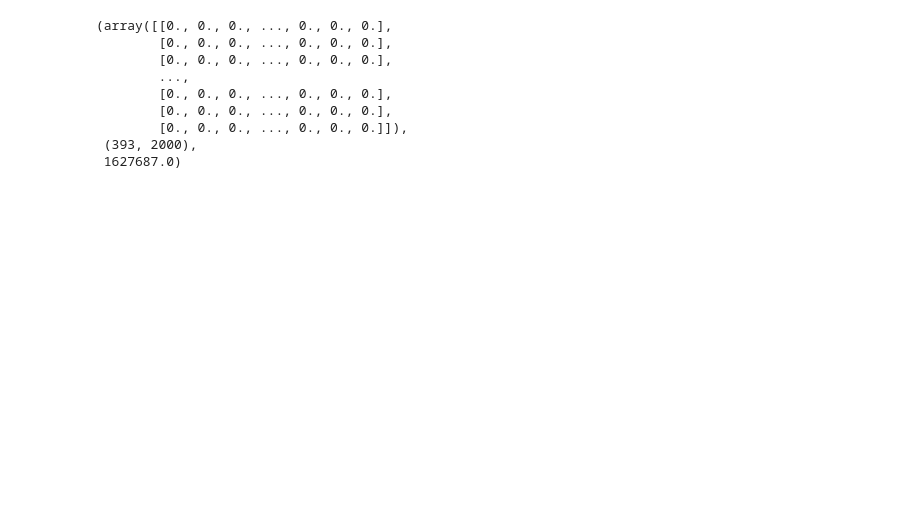
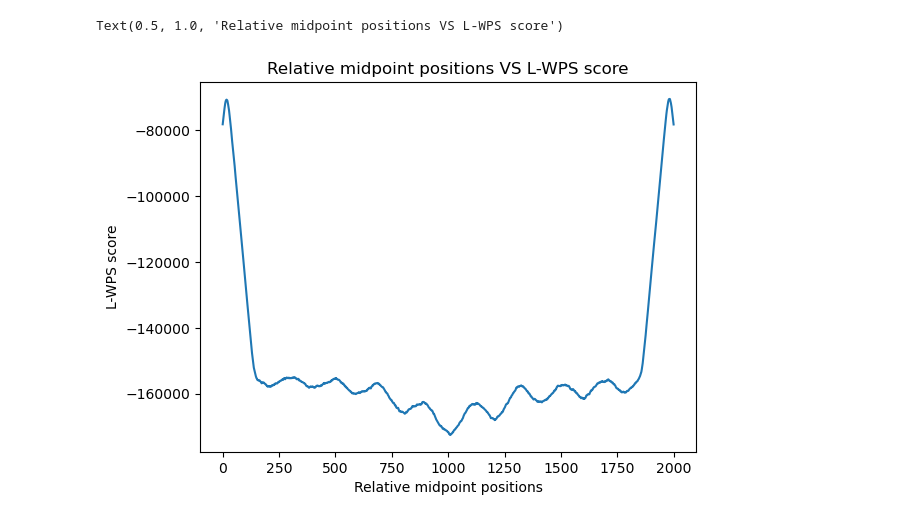
Before and after one commit to markoc1120/cfDNA_project, a Jupyter notebook: scripts/ipynbs/Preprocessing.ipynb, the cells around one changed output. Saved outputs shown, nothing was run; the diff lists cells and outputs as text; code cells hidden in the pictures; blank space fills up the shorter version.

```diff
--- a/scripts/ipynbs/Preprocessing.ipynb
+++ b/scripts/ipynbs/Preprocessing.ipynb
@@ -7,6 +7,7 @@ from collections import deque
 
 
 logger = logging.getLogger(__name__)
+logging.basicConfig(level=logging.DEBUG)
 
 
 # zcat EE87920.hg38.frag.gz | awk -F'\t' '{print $3 - $2}' | sort -nr | head -n 1 -> 262
@@ -41,7 +42,7 @@ def read_dhs_to_memory():
 
             # if there is not enough diff between midpoint (current) and last_midpoint -> overlapping -> continue
             if midpoint - last_midpoint <= MATRIX_COLUMNS:
-                logger.info('skip - overlapping')
+                # logger.info('skip - overlapping')
                 continue
 
             # save midpoint (current)
@@ -104,16 +105,10 @@ with gzip.open(TEST_DATA, 'rt') as f:
         if chr != curr_chr:
             continue
 
-        rel_start = start - curr_dhs_start
-        rel_end = end - curr_dhs_start
+        rel_midpoint = fragment_midpoint - curr_dhs_start
 
-
-        # take care boundaries so we ain't updating nonexistent rows or columns
-        rel_start = max(0, rel_start)
-        rel_end = min(MATRIX_COLUMNS - 1, rel_end)
-
-        if rel_start < rel_end:
-            result[fragment_length, (rel_end-rel_start)//2] += 1
+        if rel_midpoint >= 0 and rel_midpoint < MATRIX_COLUMNS:
+            result[fragment_length, rel_midpoint] += 1
 
 
 # saving result
@@ -124,18 +236,8 @@ No more DHS sites
 # %%
-import numpy as np
-
-# opening numpy arrays
-with open('../../data/test/EE87920__Lymphoid_DHS_sorted.npy', 'rb') as f:
-    a = np.load(f)
-
-a, a.shape, a.sum()
+plt.plot(np.arange(len(lwps)), lwps)
+plt.xlabel("Relative midpoint positions")
+plt.ylabel("L-WPS score")
+plt.title("Relative midpoint positions VS L-WPS score")
 # %% [output]
-(array([[0., 0., 0., ..., 0., 0., 0.],
-        [0., 0., 0., ..., 0., 0., 0.],
-        [0., 0., 0., ..., 0., 0., 0.],
-        ...,
-        [0., 0., 0., ..., 0., 0., 0.],
-        [0., 0., 0., ..., 0., 0., 0.],
-        [0., 0., 0., ..., 0., 0., 0.]]),
- (393, 2000),
- 1627687.0)
+Text(0.5, 1.0, 'Relative midpoint positions VS L-WPS score')
+[figure, added]
```
Also changed, not shown: parts of 6 cells of this notebook, 3 other files.
